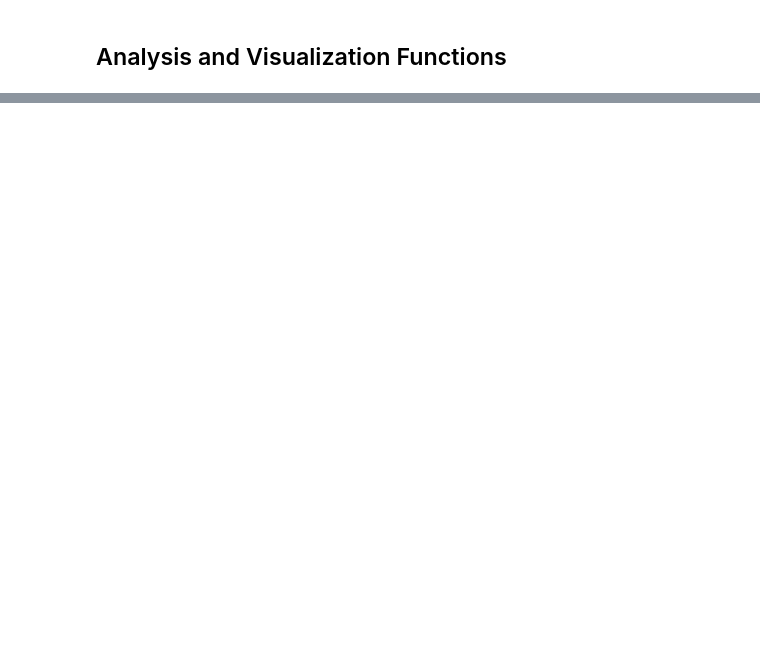
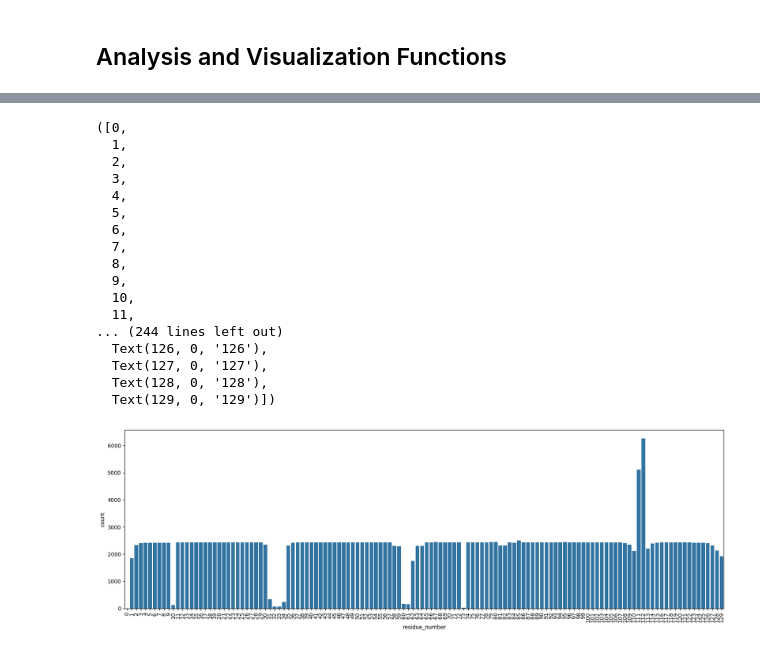
Before and after one commit to matsengrp/dasm-epistasis-experiments, a Jupyter notebook: solvent_accessibility_analysis.ipynb, the cells around one changed output, grey strips where cells are left out. Saved outputs shown, nothing was run; the diff lists cells and outputs as text; code cells hidden in the pictures; blank space fills up the shorter version.

```diff
--- a/solvent_accessibility_analysis.ipynb
+++ b/solvent_accessibility_analysis.ipynb
@@ -897,0 +30,12 @@ print("Cleanup completed.")
+# %%
+# using data from run_sasa_analysis.py
+df = pd.read_csv('_output/sasa_results.csv')
+
+# As we use a public pdb database, some structures may not have the antigen bound.
+# We will filter to only those that likely have the antigen bound, by looking for those
+# that have a positive rsa difference in the CDR2 region in the heavy chain (residues 56-65).
+pdbs_with_likely_antigen = (df[df.residue_number.isin(range(56,66)) & (df.chain_id == 'H')].groupby('pdb_id').sasa_difference.sum() > 0).index.tolist()
+df = df[df.pdb_id.isin(pdbs_with_likely_antigen)]
+
+# let's also focus on heavy chain and only human samples
+df = df[(df.chain_id == 'H') & (df.organism == 'human_ig')]
@@ -897,0 +51,28 @@ print("Cleanup completed.")
+# %%
+CDRS = list(range(27,39)) + list(range(56,66)) + list(range(105,117))
+
+df['is_cdr'] = df.residue_number.isin(CDRS)
+# %%
+fig, ax = plt.subplots(figsize=(20, 6))
+sns.countplot(df[(df.chain_id == 'H') & (df.residue_number <= 129)], x='residue_number',ax=ax)
+# rotate x labels for better readability
+plt.xticks(rotation=90)
+# %% [output]
+([0,
+  1,
+  2,
+  3,
+  4,
+  5,
+  6,
+  7,
+  8,
+  9,
+  10,
+  11,
+... (244 lines left out)
+  Text(126, 0, '126'),
+  Text(127, 0, '127'),
+  Text(128, 0, '128'),
+  Text(129, 0, '129')])
+[figure, added]
```
Also changed, not shown: parts of 44 cells of this notebook, 1 other file.
